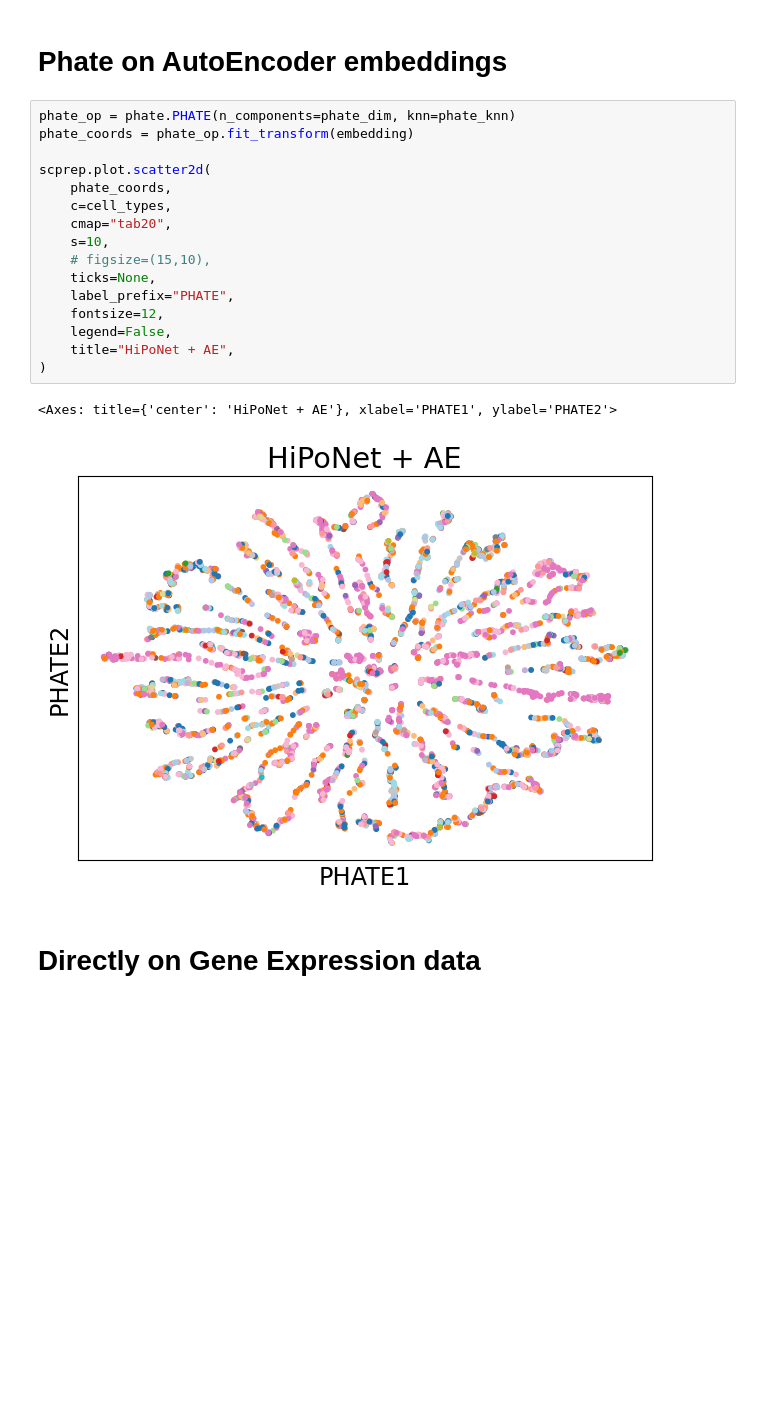
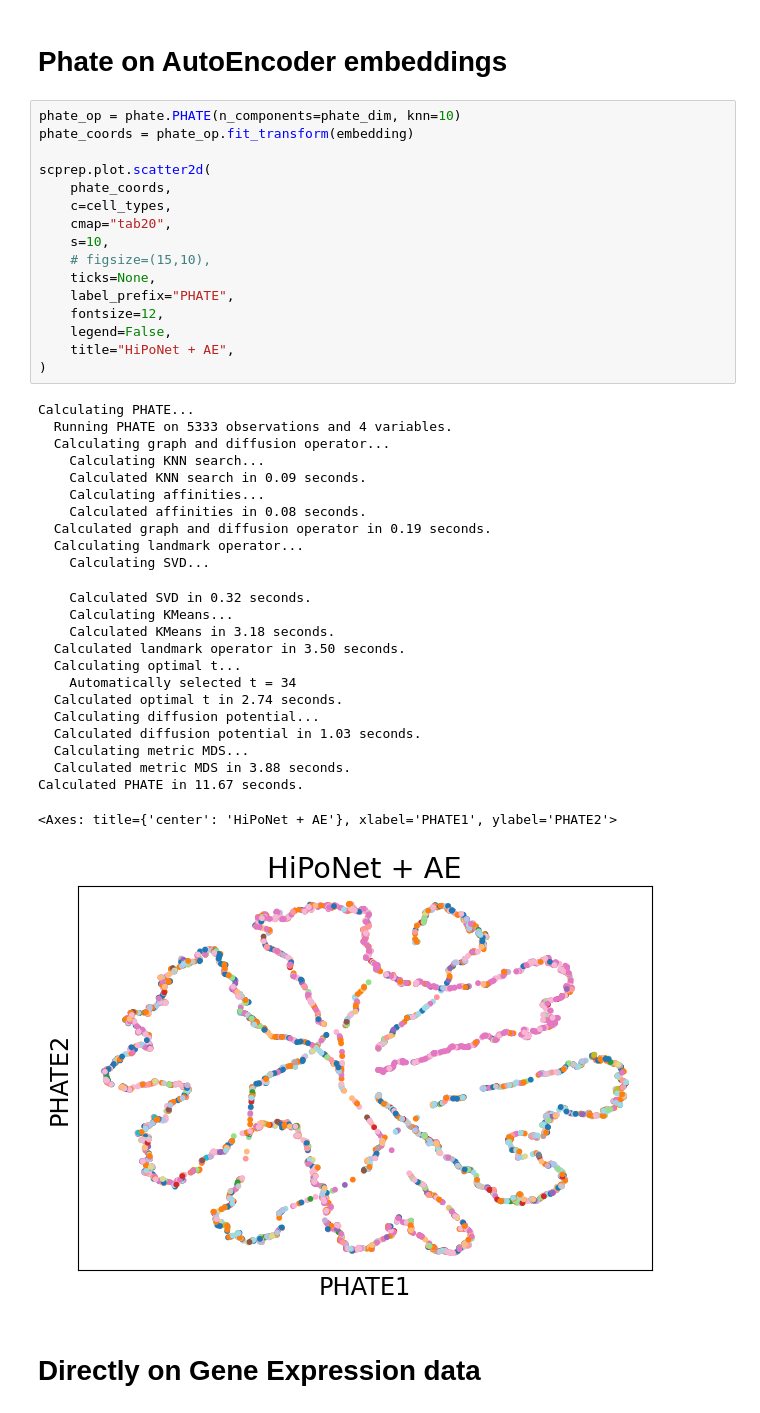
Before and after one commit to KrishnaswamyLab/HiPoNet, a Jupyter notebook: node_embedding_visualization.ipynb, the cells around one changed output. Drawn from its saved outputs; the diff is of its cells as text; blank space fills up the shorter version.

```diff
--- a/node_embedding_visualization.ipynb
+++ b/node_embedding_visualization.ipynb
@@ -133,24 +132,46 @@ Exception: Stop
 # %% [markdown]
 # Phate on AutoEncoder embeddings
 # %%
-phate_op = phate.PHATE(n_components=phate_dim, knn=phate_knn)
+phate_op = phate.PHATE(n_components=phate_dim, knn=10)
 phate_coords = phate_op.fit_transform(embedding)
 
 scprep.plot.scatter2d(
     phate_coords,
     c=cell_types,
     cmap="tab20",
     s=10,
     # figsize=(15,10),
     ticks=None,
     label_prefix="PHATE",
     fontsize=12,
     legend=False,
     title="HiPoNet + AE",
 )
 # %% [output]
-<Axes: title={'center': 'HiPoNet + AE'}, xlabel='PHATE1', ylabel='PHATE2'>
+Calculating PHATE...
+  Running PHATE on 5333 observations and 4 variables.
+  Calculating graph and diffusion operator...
+    Calculating KNN search...
+    Calculated KNN search in 0.09 seconds.
+    Calculating affinities...
+    Calculated affinities in 0.08 seconds.
+  Calculated graph and diffusion operator in 0.19 seconds.
+  Calculating landmark operator...
+    Calculating SVD...
+    Calculated SVD in 0.32 seconds.
+    Calculating KMeans...
+    Calculated KMeans in 3.18 seconds.
+  Calculated landmark operator in 3.50 seconds.
+  Calculating optimal t...
+    Automatically selected t = 34
+  Calculated optimal t in 2.74 seconds.
+  Calculating diffusion potential...
+  Calculated diffusion potential in 1.03 seconds.
+  Calculating metric MDS...
+  Calculated metric MDS in 3.88 seconds.
+Calculated PHATE in 11.67 seconds.
+<Axes: title={'center': 'HiPoNet + AE'}, xlabel='PHATE1', ylabel='PHATE2'>
-[figure, old version]
+[figure, new version]
 # %% [markdown]
 # Directly on Gene Expression data
 # %%
```
Also changed, not shown: parts of 1 cell of this notebook, 1 other file.
